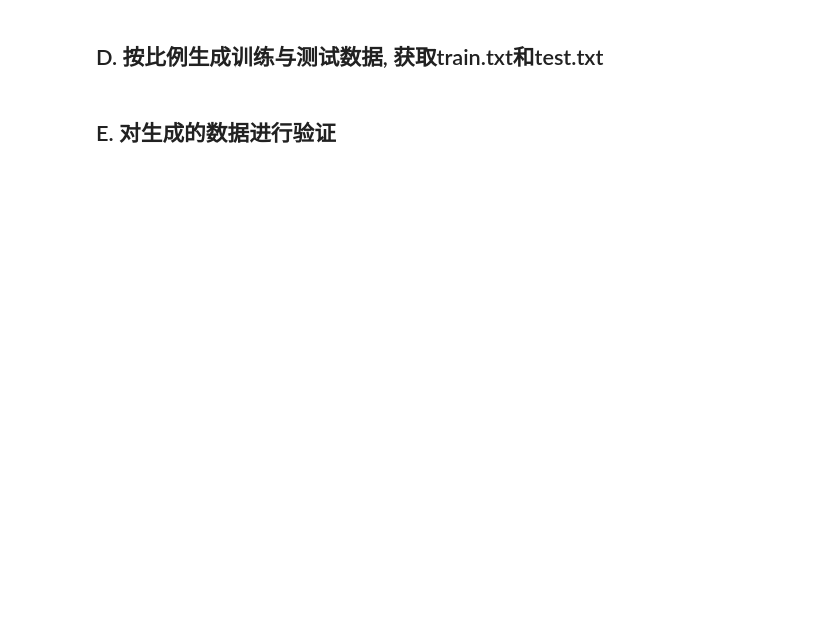
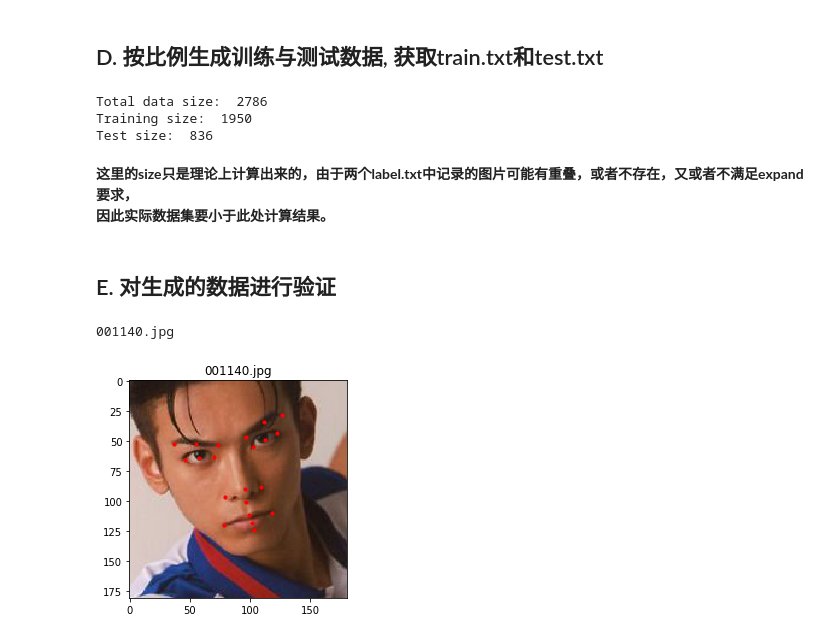
Before and after one commit to GGGHSL/Deep-Learning-CV-master, a Jupyter notebook: Project03_Face_Keypoints_Detection/my_generate_train_test_list.ipynb, the cells around one changed output. Cells and saved outputs as stored; diff of their text form; code cells hidden in the pictures; blank space fills up the shorter version.

```diff
--- a/Project03_Face_Keypoints_Detection/my_generate_train_test_list.ipynb
+++ b/Project03_Face_Keypoints_Detection/my_generate_train_test_list.ipynb
@@ -114,2 +342,18 @@ next(RD)
+# %%
+generate_train_test(root)
+# %% [output]
+Total data size:  2786
+Training size:  1950
+Test size:  836
+# %% [markdown]
+**这里的size只是理论上计算出来的，由于两个label.txt中记录的图片可能有重叠，或者不存在，又或者不满足expand要求，
+因此实际数据集要小于此处计算结果。**
 # %% [markdown]
 ## E. 对生成的数据进行验证
+# %%
+tra_cropper = random_draw("train.txt", crop=True)
+# %%
+next(tra_cropper)
+# %% [output]
+001140.jpg
+[figure, added]
```
Also changed, not shown: parts of 25 cells of this notebook, 2 other files.
